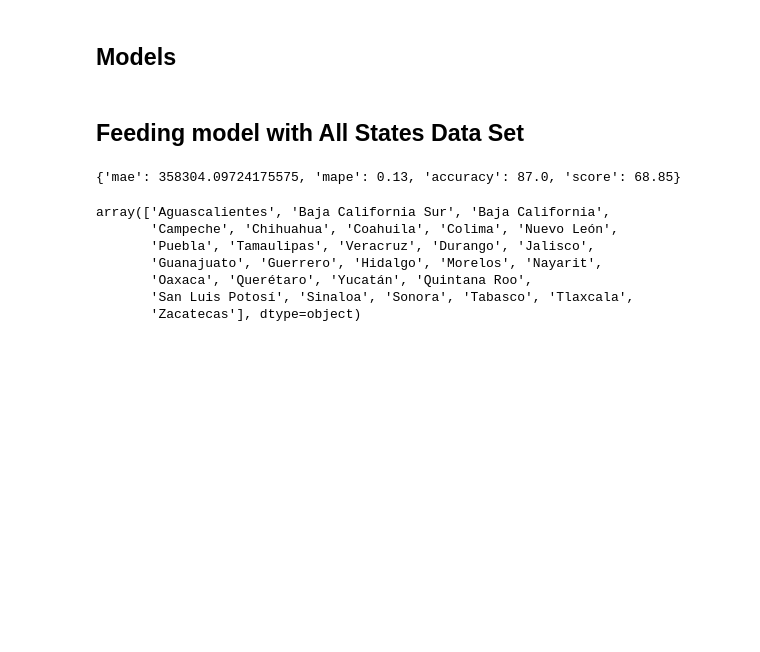
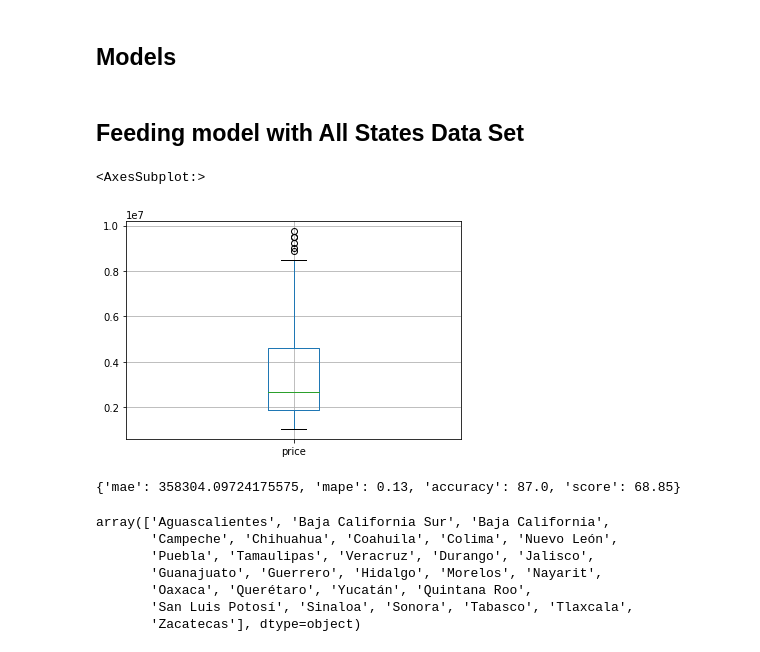
Before and after one commit to andrebestrada/Machine-Learning-Final-Project, a Jupyter notebook: Model/First_Model - Classification models.ipynb, the cells around one changed output. Saved outputs shown, nothing was run; the diff lists cells and outputs as text; code cells hidden in the pictures; blank space fills up the shorter version.

Commit message:
Added box plots to html

```diff
--- a/Model/First_Model - Classification models.ipynb
+++ b/Model/First_Model - Classification models.ipynb
@@ -204,15 +221,18 @@ models = [model_1, model_2, model_3, model_4, model_5]
 # %%
 national_data = pd.read_json('../Scraping/Output/full_data.json')
 national_data = national_data[national_data['currency']=='MXN']
 national_data = national_data[national_data['name'].str.contains('Renta')==False]
 national_data = national_data[national_data['cp'].isnull()==False]
 
 national_data = national_data[national_data['price']>1000000]
 national_data = national_data[national_data['price']<10000000]
 national_data = national_data[national_data['Estado']=='Nuevo León']
 national_data = national_data[national_data['Superficie total']<300]
 
-# national_data['price'].plot.box(grid='True')
+national_data['price'].plot.box(grid='True')
+# %% [output]
+<AxesSubplot:>
+[figure, added]
 # %%
 # Function to return everything
 def machine_learning_model(data, model):
```
Also changed, not shown: parts of 22 cells of this notebook, 12 other files.
